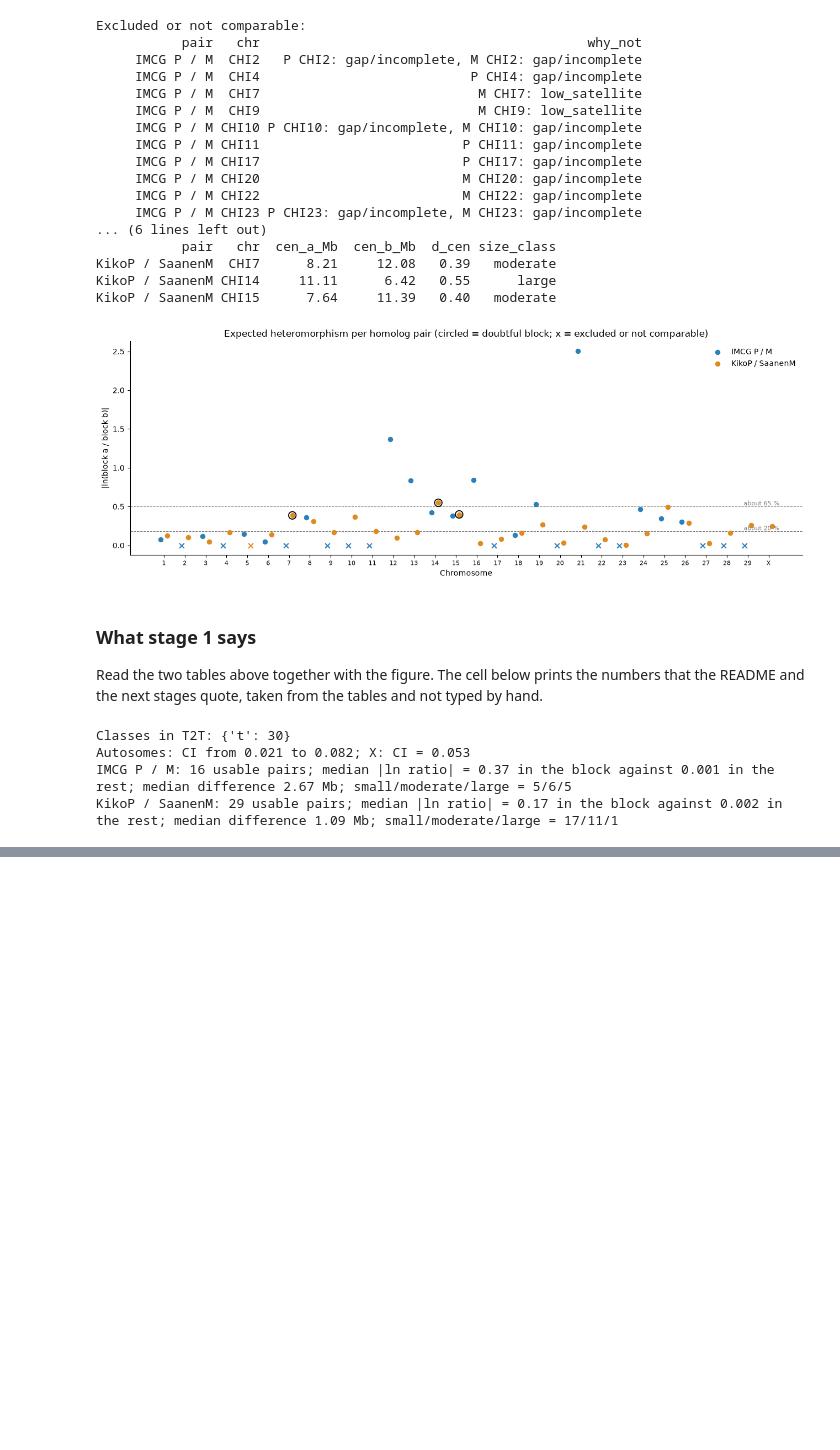
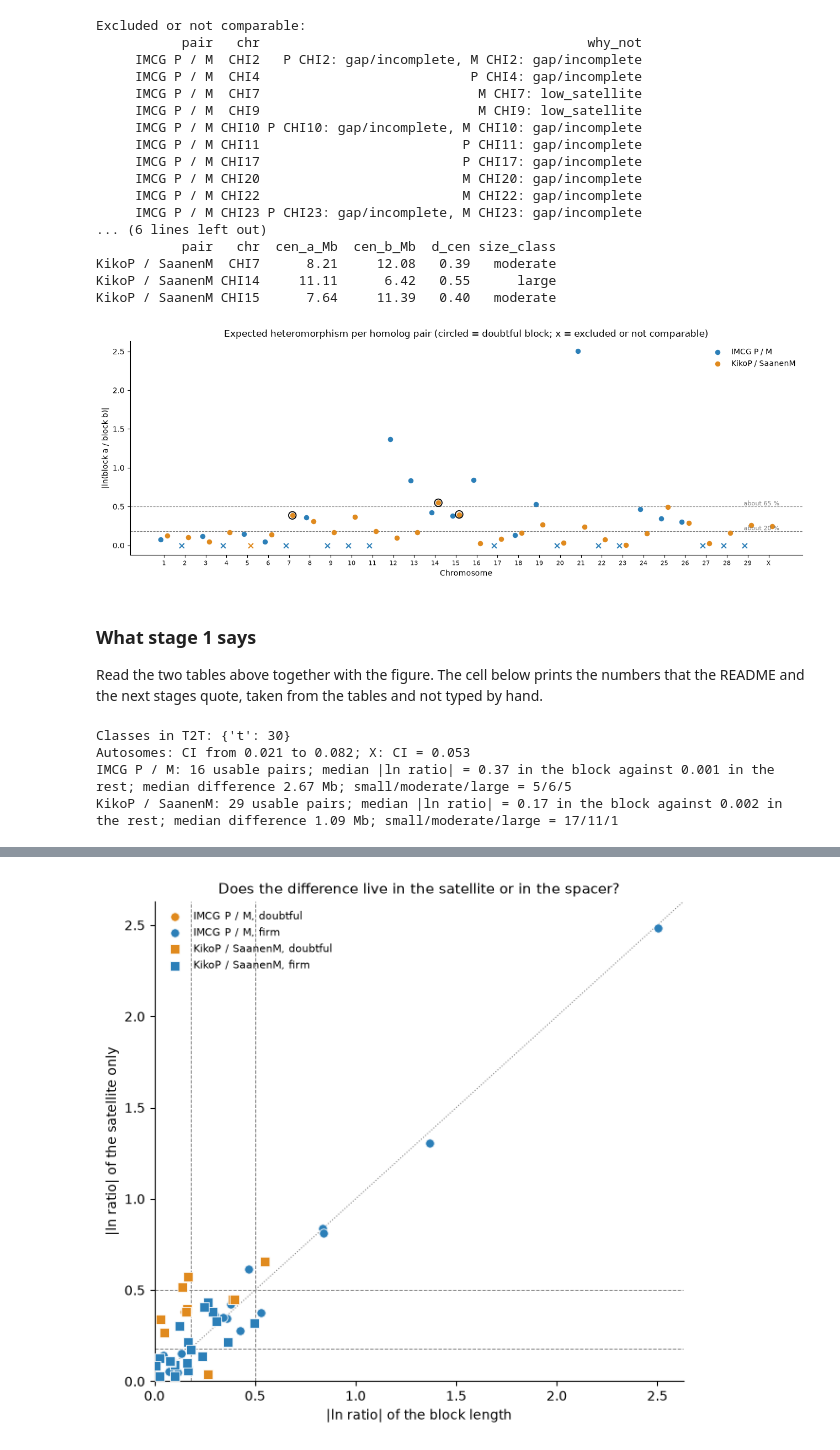
Before and after one commit to tiagoherrador/capra-hircus-karyotype-sim, a Jupyter notebook: notebooks/01_karyotype_and_simulation.ipynb, the cells around one changed output, grey strips where cells are left out. Drawn from its saved outputs; the diff is of its cells as text; code cells hidden in the pictures; blank space fills up the shorter version.

Commit message:
Add stage 2: robustness of expected heteromorphisms (doubtful blocks, satellite-only measure)

```diff
--- a/notebooks/01_karyotype_and_simulation.ipynb
+++ b/notebooks/01_karyotype_and_simulation.ipynb
@@ -256,0 +291,17 @@ To do: reuse the earlier simulator with the rebuilt ground truth; vary K, F, opt
+# %%
+def scen(df, d, absd, name):
+    g = df.groupby('pair').agg(n=('chr', 'size'), median_d=(d, 'median'), median_abs_diff_Mb=(absd, 'median'),
+                               small=(d, lambda s: (s < .18).sum()), moderate=(d, lambda s: ((s >= .18) & (s < .5)).sum()),
+                               large=(d, lambda s: (s >= .5).sum()))
+    g.insert(0, 'scenario', name)
+    return g.reset_index()
+
+U = R[R.usable]
+rob = pd.concat([scen(U, 'd_block', 'abs_diff_block_Mb', 'A. baseline (block length)'),
+                 scen(U[~U.doubtful], 'd_block', 'abs_diff_block_Mb', 'B. without doubtful blocks'),
+                 scen(U, 'd_sat', 'abs_diff_sat_Mb', 'C. satellite only (sat_bp)'),
+                 scen(U[~U.doubtful], 'd_sat', 'abs_diff_sat_Mb', 'D. satellite only, without doubtful'),
+                 scen(U[U.status == 'firm'], 'd_block', 'abs_diff_block_Mb', 'E. firm pairs only (block length)')],
+                ignore_index=True).sort_values(['pair', 'scenario'])
+rob.round(3).to_csv(OUT/'robustness_scenarios.csv', index=False)
+rob.round(3)
@@ -256,0 +320,13 @@ To do: reuse the earlier simulator with the rebuilt ground truth; vary K, F, opt
+# %%
+from scipy import stats
+for name, g in U.groupby('pair'):
+    rho = stats.spearmanr(g.d_block, g.d_sat)
+    print(f'{name}: Spearman between d(block) and d(satellite only) = {rho.statistic:.2f} (n={len(g)}); '
+          f'class unchanged in {(g.class_block == g.class_sat).sum()} of {len(g)}; larger haplotype unchanged in {(g.bigger_block == g.bigger_sat).sum()} of {len(g)}')
+print()
+print(U.groupby('pair').status.value_counts().unstack(fill_value=0))
+print()
+print('Doubtful usable pairs and why:')
+print(U[U.status == 'doubtful'][['pair', 'chr', 'd_block', 'd_sat', 'reason']].round(2).to_string(index=False))
+print()
+print('How much of the block is satellite in the pairs used (min of the two haplotypes): median %.2f, range %.2f-%.2f' % (U.min_sat_frac.median(), U.min_sat_frac.min(), U.min_sat_frac.max()))
@@ -256,0 +351,17 @@ To do: reuse the earlier simulator with the rebuilt ground truth; vary K, F, opt
+# %%
+fig, ax = plt.subplots(figsize=(6.4, 6))
+mk = {'IMCG P / M': 'o', 'KikoP / SaanenM': 's'}; sc = {'firm': '#2c7fb8', 'doubtful': '#e08a1e'}
+for (pair, status), g in U.groupby(['pair', 'status']):
+    ax.scatter(g.d_block, g.d_sat, marker=mk[pair], s=46, color=sc[status], edgecolor='white', lw=.6, label=f'{pair}, {status}', zorder=3)
+lim = max(U.d_block.max(), U.d_sat.max()) * 1.05
+ax.plot([0, lim], [0, lim], color='gray', lw=.8, ls=':')
+for v in (.18, .5):
+    ax.axvline(v, color='gray', lw=.7, ls='--'); ax.axhline(v, color='gray', lw=.7, ls='--')
+ax.set_xlim(0, lim); ax.set_ylim(0, lim)
+ax.set_xlabel('|ln ratio| of the block length'); ax.set_ylabel('|ln ratio| of the satellite only')
+ax.set_title('Does the difference live in the satellite or in the spacer?', fontsize=11)
+ax.legend(frameon=False, fontsize=8, loc='upper left')
+for sp in ('top', 'right'): ax.spines[sp].set_visible(False)
+plt.tight_layout(); fig.savefig(FIG/'robustness_block_vs_satellite.png', dpi=150); plt.show()
+# %% [output]
+[figure, added]
```
Also changed, not shown: parts of 6 cells of this notebook, 4 other files.
